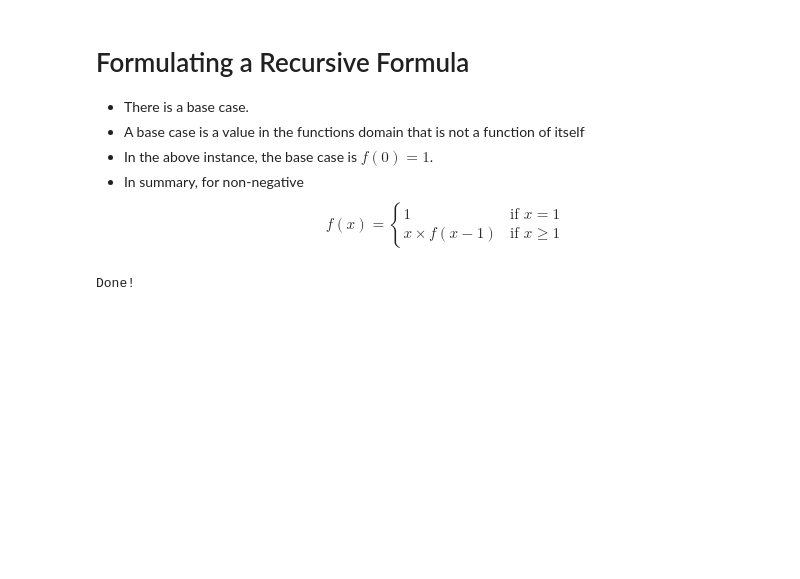
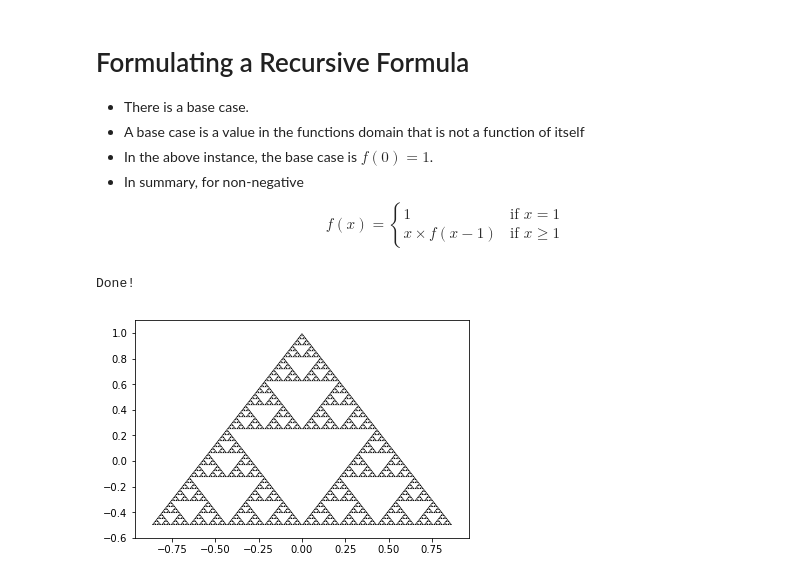
Before and after one commit to kbsec/NEU_Python_Lectures, a Jupyter notebook: Lecture2.ipynb, the cells around one changed output. Saved outputs shown, nothing was run; the diff lists cells and outputs as text; code cells hidden in the pictures; blank space fills up the shorter version.

```diff
--- a/Lecture2.ipynb
+++ b/Lecture2.ipynb
@@ -72,6 +103,5 @@ def tests_for_rec_powerV2():
 # %%
-# Examples of Recursion
-import turtle
+
 
 def drawTriangle(points,color,myTurtle):
     myTurtle.fillcolor(color)
@@ -106,13 +136,16 @@ def sierpinski(points,degree,myTurtle):
                    degree-1, myTurtle)
 
 def main():
-   myTurtle = turtle.Turtle()
-   myWin = turtle.Screen()
-   myPoints = [[-100,-50],[0,100],[100,-50]]
-   sierpinski(myPoints,4,myTurtle)
-   myWin.exitonclick()
+    myTurtle = turtle.Turtle()
+    myWin = turtle.Screen()
+    myPoints = [[-100,-50],[0,100],[100,-50]]
+    sierpinski(myPoints,5,myTurtle)
+    myWin.exitonclick()
+    return None
+
 
 main()
+
 print("Done!")
 # %% [output]
 Done!
@@ -118,0 +168,49 @@ Done!
+# %%
+import random
+import numpy as np
+import matplotlib.pyplot as plt
+import matplotlib.patches as patches
+import math
+
+def triangle(vertices,ax):
+    """
+    Take the arguments of vertices (np.array) and axis object and gives out triangle
+    formed with midpoints and returns vertices of midpoints
+    """
+    l=[]
+    l.append((vertices[0]+vertices[1])/2)
+    l.append((vertices[1]+vertices[2])/2)
+    l.append((vertices[0]+vertices[2])/2)
+    ax.add_patch(patches.Polygon(l,fill=True,facecolor='w'))
+    return l
+
+def sierper(verts,ax,count=0):
+    """
+    Gives out a serper with the vertices given
+    """
+    if count==7:
+        return
+    count=count+1
+    vertices=triangle(verts,ax)
+    list1=np.array([[0,0,2],[1,0,1],[2,1,2]])
+    for i in range(3):
+        temp_array=np.array([verts[list1[i,0]],vertices[list1[i,1]],vertices[list1[i,2]]])
+        sierper(temp_array,ax,count)
+
+
+def main():
+    fig = plt.figure()
+    ax = fig.add_subplot(111)
+    verts = np.array([[0.0, 1.0], [-math.sqrt(3)/2, -0.5], [math.sqrt(3)/2, -0.5]])
+    poly = patches.Polygon(verts,facecolor='k',fill=True)
+    ax.add_patch(poly)
+    ax.set_xlim(verts[:,0].min()-0.1,verts[:,0].max()+0.1)
+    ax.set_ylim(verts[:,1].min()-0.1,verts[:,1].max()+0.1)
+    sierper(verts,ax)
+    plt.show()
+
+
+if __name__=="__main__":
+    main()
+# %% [output]
+[figure, added]
```
Also changed, not shown: parts of 17 cells of this notebook, 1 other file.
